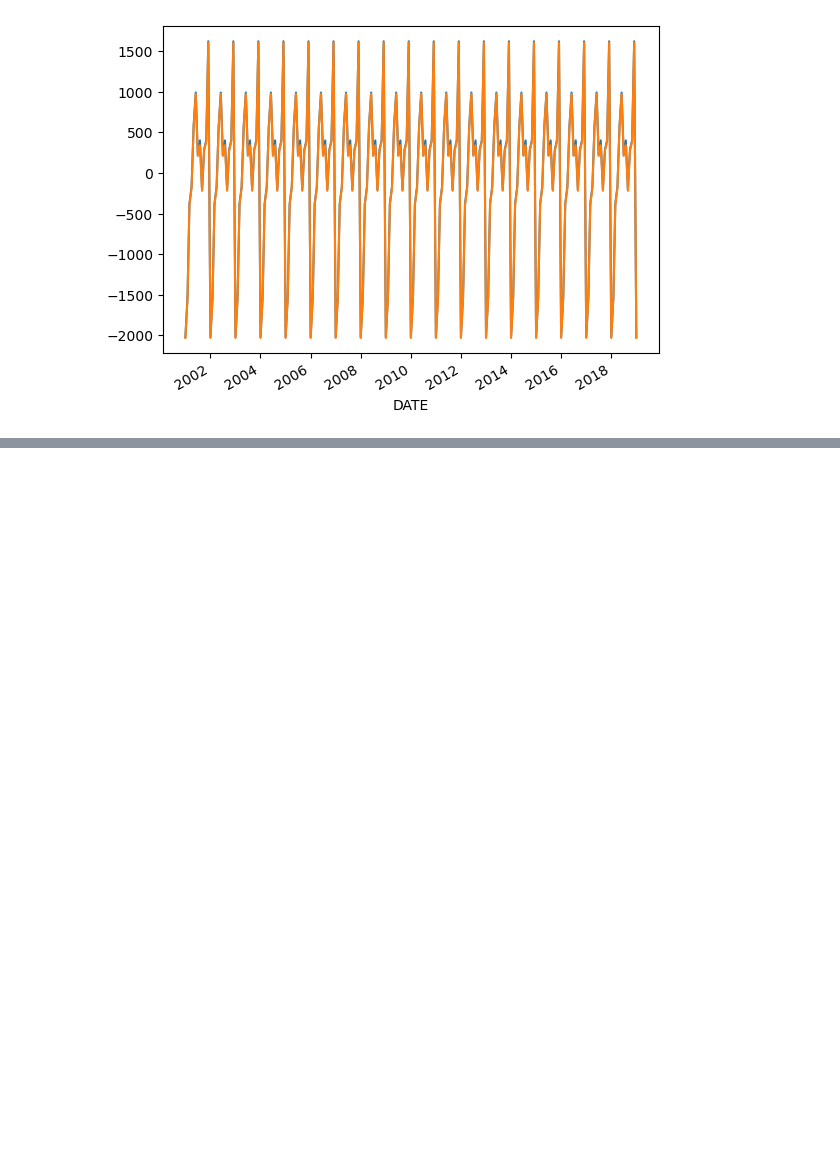
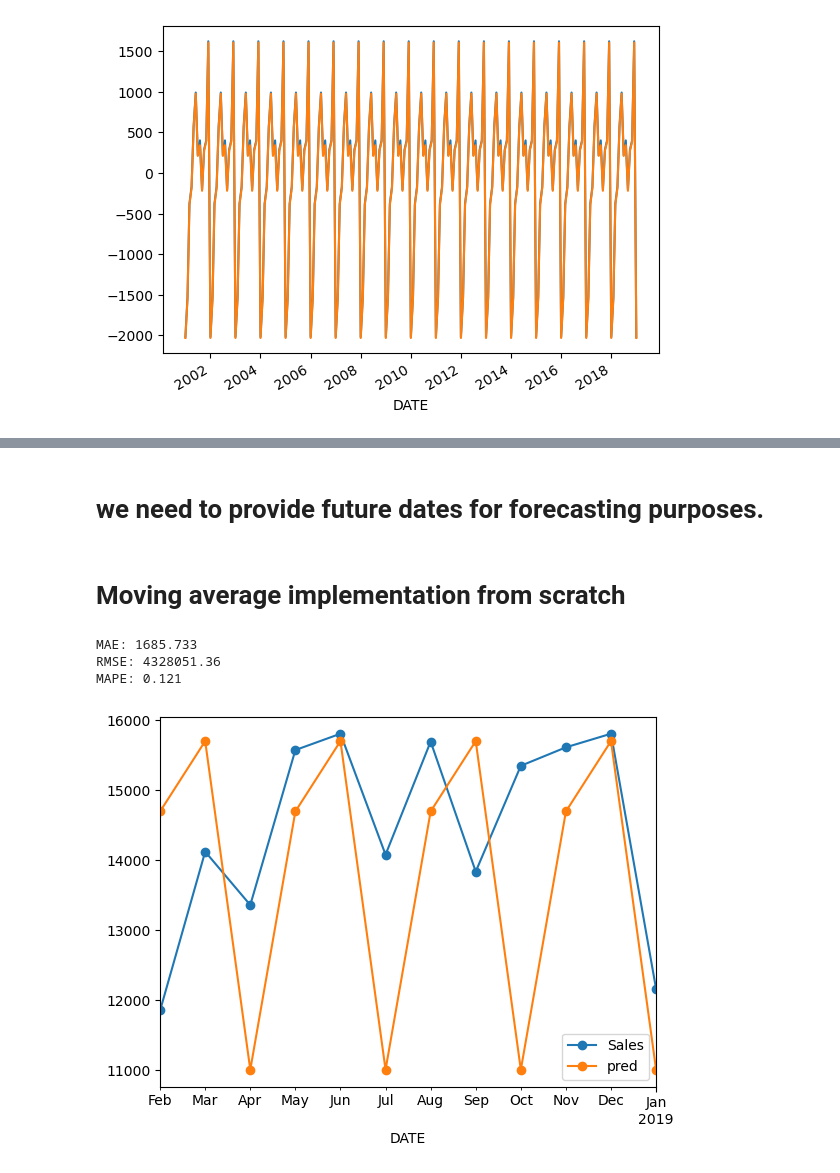
Before and after one commit to GauravDaharia20/Scaler-Projects, a Jupyter notebook: Time Series/notes backup/ts.ipynb, the cells around one changed output, grey strips where cells are left out. Drawn from its saved outputs; the diff is of its cells as text; code cells hidden in the pictures; blank space fills up the shorter version.

```diff
--- a/Time Series/notes backup/ts.ipynb
+++ b/Time Series/notes backup/ts.ipynb
@@ -174,19 +174,3 @@ model.seasonal.plot()
 # %% [output]
 <Axes: xlabel='DATE'>
 [figure]
-# %%
-s = 'qwdftr'
-def helper(val):
-    cnt=0
-    vowel =['a','e','i','o','u']
-    for i in val:
-        if(i in vowel):
-            cnt+=1
-    return cnt
-final_ans = []
-for i in range(len(s)):
-    val = s[i:i+2]
-    if(len(val)==2):
-        tmp = helper(val)
-        final_ans.append((tmp,val))
-print(final_ans)
@@ -200,0 +187,33 @@ final_ans[0][1]
+# %%
+train_max_date = df.index[-12]
+train_x = df.loc[df.index < df.index[-12]].copy()
+test_x = df.loc[df.index >= df.index[-12]].copy()
+# %%
+from sklearn.metrics import (
+    mean_absolute_error as mae,
+    mean_squared_error as mse,
+    mean_absolute_percentage_error as mape
+)
+
+def performance(actual,predicted):
+    print('MAE:',round(mae(actual,predicted),3))
+    print('RMSE:',round(mse(actual,predicted),3))
+    print('MAPE:',round(mape(actual,predicted),3))
+# %% [markdown]
+# we need to provide future dates for forecasting purposes.
+# %% [markdown]
+# Moving average implementation from scratch
+# %%
+df = train_x.copy()
+df= df.append(pd.DataFrame(index = pd.date_range(start=df.index[-1],periods=13,freq='MS')[1:]))
+pred = df['Sales'].dropna().values
+for i in range(12):
+    pred = np.append(pred,pred[-3].mean())
+test_x['pred'] = pred[-12:]
+test_x.plot(style='-o')
+performance(test_x['Sales'],test_x['pred'])
+# %% [output]
+MAE: 1685.733
+RMSE: 4328051.36
+MAPE: 0.121
+[figure, added]
```
Also changed, not shown: parts of 6 cells of this notebook, 37 other files.
